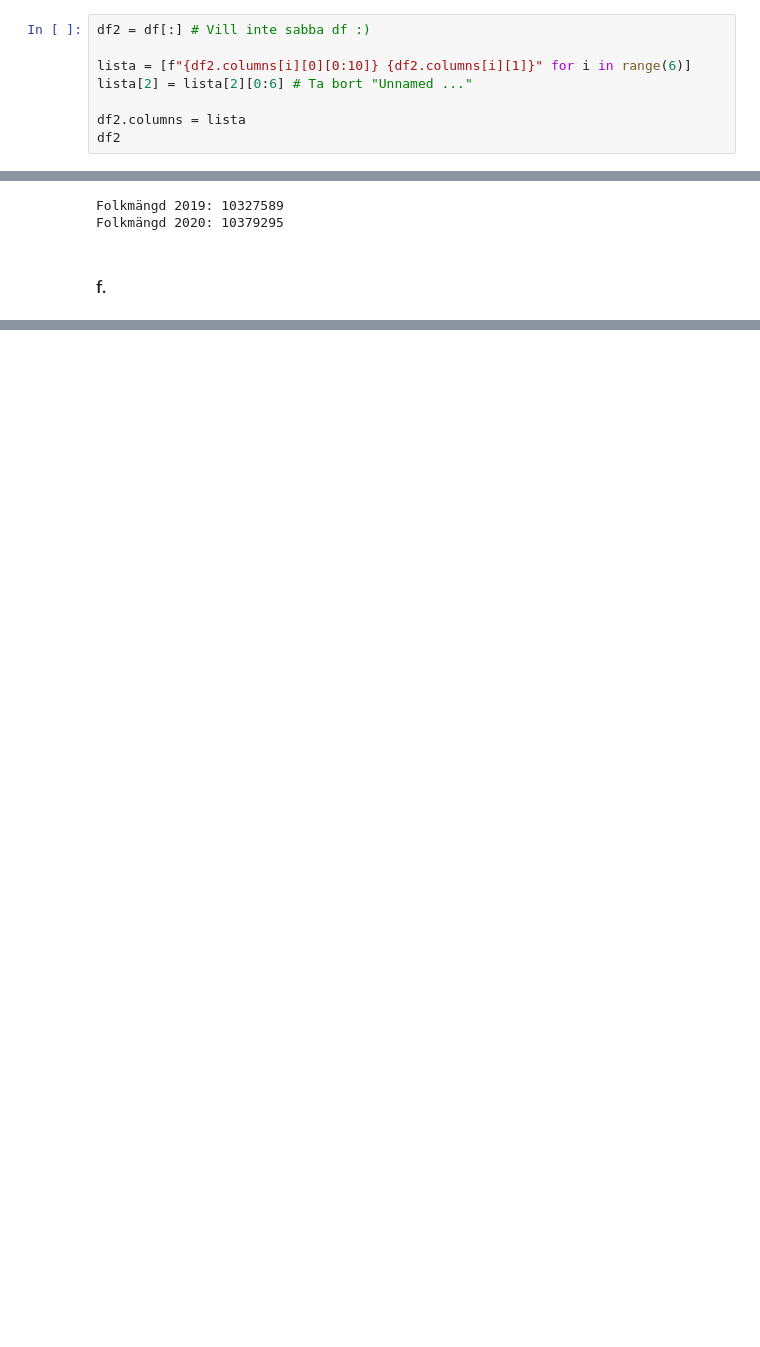
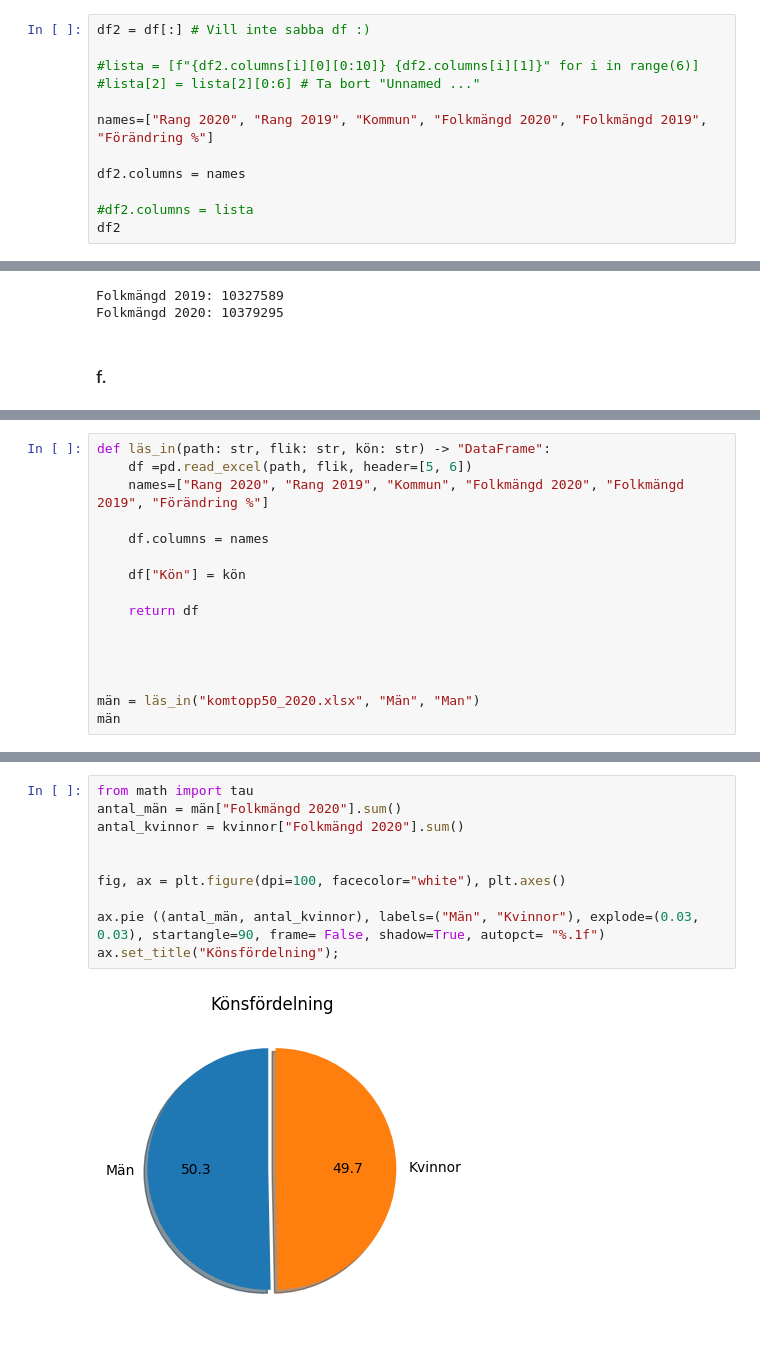
Before and after one commit to Erik-M-Larsson/Databehandling-Erik-Larsson, a Jupyter notebook: Exercises/Ex0.ipynb, the cells around one changed output, grey strips where cells are left out. Cells and saved outputs as stored; diff of their text form; blank space fills up the shorter version.

```diff
--- a/Exercises/Ex0.ipynb
+++ b/Exercises/Ex0.ipynb
@@ -101,10 +101,14 @@ memory usage: 13.7+ KB
 # %%
 df2 = df[:] # Vill inte sabba df :)
 
-lista = [f"{df2.columns[i][0][0:10]} {df2.columns[i][1]}" for i in range(6)]
-lista[2] = lista[2][0:6] # Ta bort "Unnamed ..."
+#lista = [f"{df2.columns[i][0][0:10]} {df2.columns[i][1]}" for i in range(6)]
+#lista[2] = lista[2][0:6] # Ta bort "Unnamed ..."
 
-df2.columns = lista
+names=["Rang 2020", "Rang 2019", "Kommun", "Folkmängd 2020", "Folkmängd 2019", "Förändring %"]
+
+df2.columns = names
+
+#df2.columns = lista
 df2
 # %% [output]
 |  | Rang 2020 | Rang 2019 | Kommun | Folkmängd 2020 | Folkmängd 2019 | Förändring % |
@@ -179,0 +188,16 @@ axes[1].set_title("5 i bott");
+# %%
+def läs_in(path: str, flik: str, kön: str) -> "DataFrame":
+    df =pd.read_excel(path, flik, header=[5, 6])
+    names=["Rang 2020", "Rang 2019", "Kommun", "Folkmängd 2020", "Folkmängd 2019", "Förändring %"]
+
+    df.columns = names
+
+    df["Kön"] = kön
+
+    return df
+
+
+
+
+män = läs_in("komtopp50_2020.xlsx", "Män", "Man")
+män
@@ -179,0 +302,12 @@ axes[1].set_title("5 i bott");
+# %%
+from math import tau
+antal_män = män["Folkmängd 2020"].sum()
+antal_kvinnor = kvinnor["Folkmängd 2020"].sum()
+
+
+fig, ax = plt.figure(dpi=100, facecolor="white"), plt.axes()
+
+ax.pie ((antal_män, antal_kvinnor), labels=("Män", "Kvinnor"), explode=(0.03, 0.03), startangle=90, frame= False, shadow=True, autopct= "%.1f")
+ax.set_title("Könsfördelning");
+# %% [output]
+[figure, added]
```
Also changed, not shown: parts of 20 cells of this notebook.
